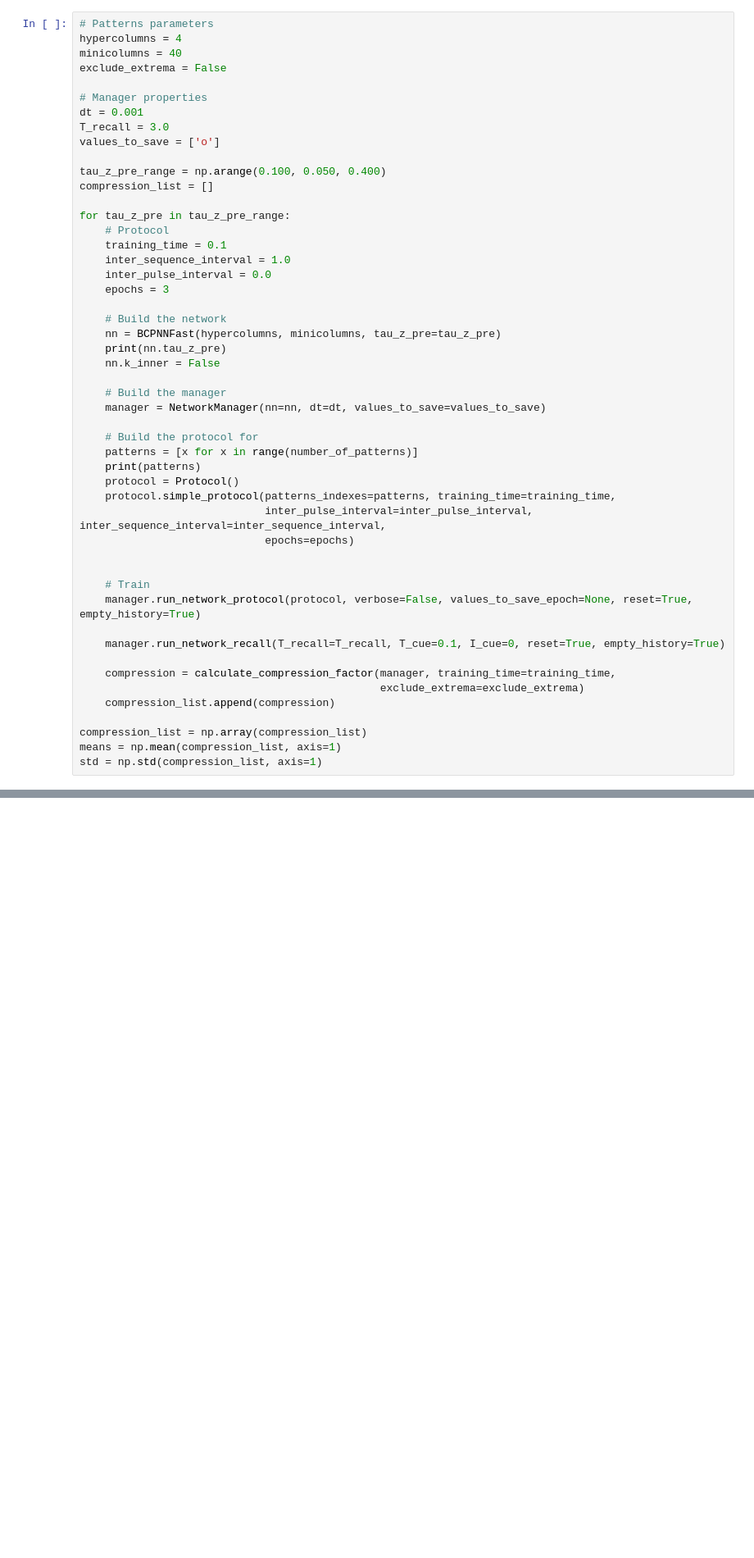
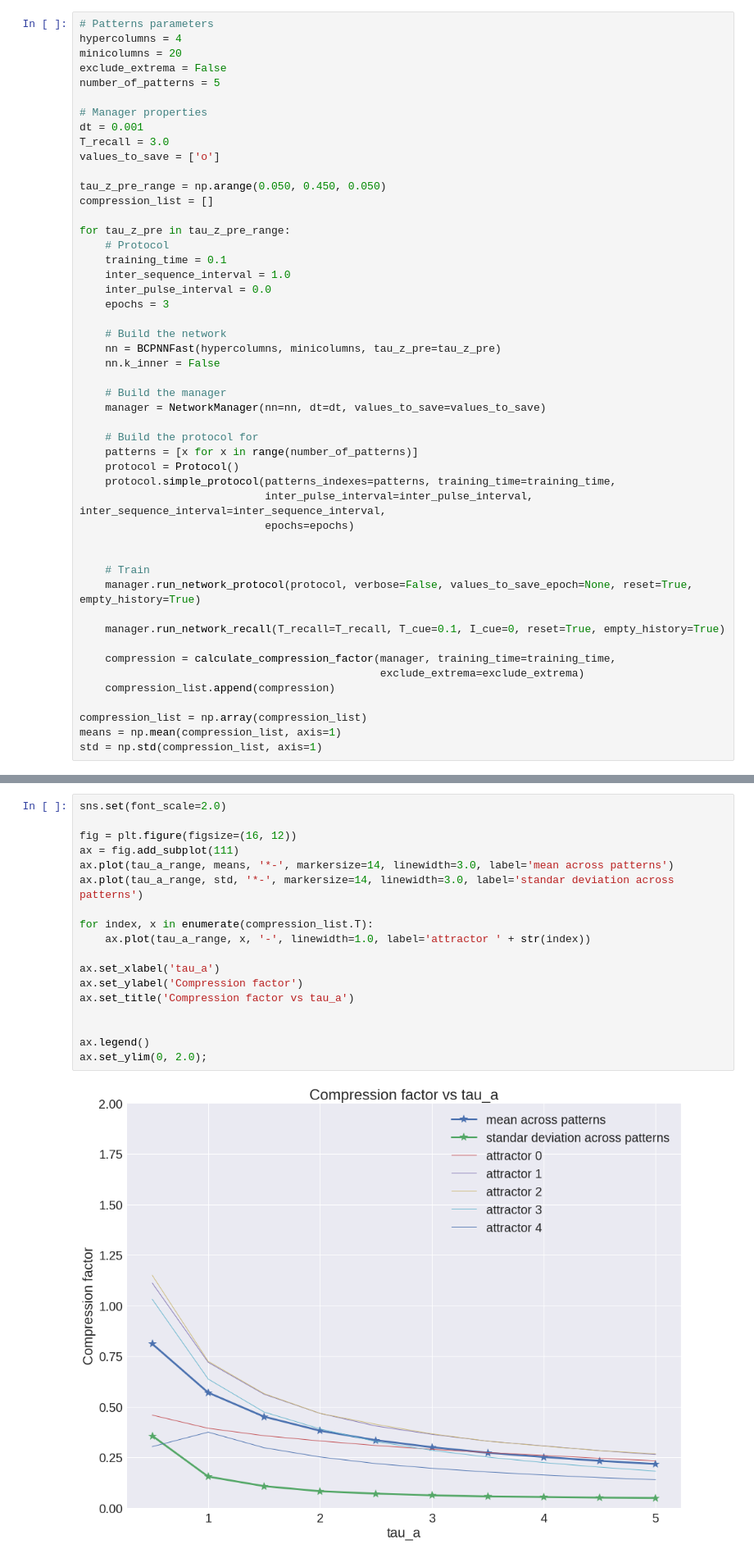
Before and after one commit to h-mayorquin/attractor_sequences, a Jupyter notebook: notebooks/2017-03-24(Speed of patterns study).ipynb, the cells around one changed output, grey strips where cells are left out. Shown at 82% size. Cells and saved outputs as stored; diff of their text form; blank space fills up the shorter version.

```diff
--- a/notebooks/2017-03-24(Speed of patterns study).ipynb
+++ b/notebooks/2017-03-24(Speed of patterns study).ipynb
@@ -402,15 +401,16 @@ ax.set_ylim(0, 2.0);
 # %%
 # Patterns parameters
 hypercolumns = 4
-minicolumns = 40
+minicolumns = 20
 exclude_extrema = False
+number_of_patterns = 5
 
 # Manager properties
 dt = 0.001
 T_recall = 3.0
 values_to_save = ['o']
 
-tau_z_pre_range = np.arange(0.100, 0.050, 0.400)
+tau_z_pre_range = np.arange(0.050, 0.450, 0.050)
 compression_list = []
 
 for tau_z_pre in tau_z_pre_range:
@@ -422,7 +422,6 @@ for tau_z_pre in tau_z_pre_range:
 
     # Build the network
     nn = BCPNNFast(hypercolumns, minicolumns, tau_z_pre=tau_z_pre)
-    print(nn.tau_z_pre)
     nn.k_inner = False
 
     # Build the manager
@@ -430,7 +429,6 @@ for tau_z_pre in tau_z_pre_range:
 
     # Build the protocol for
     patterns = [x for x in range(number_of_patterns)]
-    print(patterns)
     protocol = Protocol()
     protocol.simple_protocol(patterns_indexes=patterns, training_time=training_time,
                              inter_pulse_interval=inter_pulse_interval, inter_sequence_interval=inter_sequence_interval,
@@ -471,0 +531,20 @@ ax.set_ylim(0, 2.0);
+# %%
+sns.set(font_scale=2.0)
+
+fig = plt.figure(figsize=(16, 12))
+ax = fig.add_subplot(111)
+ax.plot(tau_a_range, means, '*-', markersize=14, linewidth=3.0, label='mean across patterns')
+ax.plot(tau_a_range, std, '*-', markersize=14, linewidth=3.0, label='standar deviation across patterns')
+
+for index, x in enumerate(compression_list.T):
+    ax.plot(tau_a_range, x, '-', linewidth=1.0, label='attractor ' + str(index))
+
+ax.set_xlabel('tau_a')
+ax.set_ylabel('Compression factor')
+ax.set_title('Compression factor vs tau_a')
+
+
+ax.legend()
+ax.set_ylim(0, 2.0);
+# %% [output]
+[figure, added]
```
Also changed, not shown: parts of 17 cells of this notebook.
